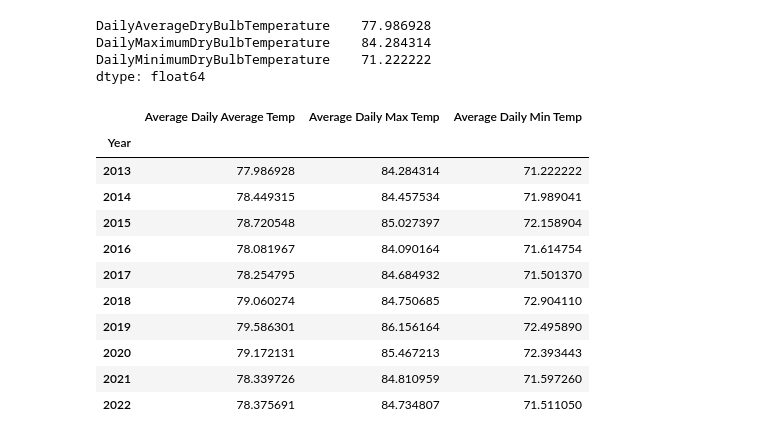
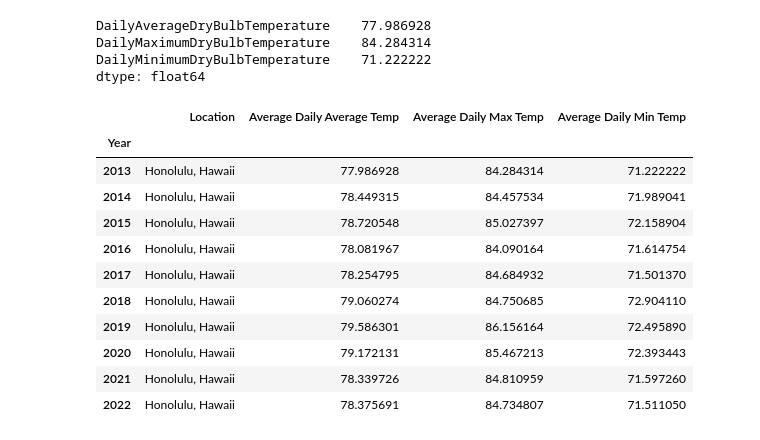
Before and after one commit to StevenTHG/Beverages-Project-3, a Jupyter notebook: python/honolulu_yearly_weather_stats.ipynb, the cells around one changed output. Drawn from its saved outputs; the diff is of its cells as text; code cells hidden in the pictures.

```diff
--- a/python/honolulu_yearly_weather_stats.ipynb
+++ b/python/honolulu_yearly_weather_stats.ipynb
@@ -201,22 +201,25 @@ df_2022 = df_2022.groupby('STATION').mean()
 # %%
 frames = [df_2013, df_2014, df_2015, df_2016, df_2017, df_2018, df_2019, df_2020, df_2021, df_2022]
 honolulu_df = pd.concat(frames)
 honolulu_df.index.names = ['Year']
 honolulu_df = honolulu_df.rename(columns={"DailyAverageDryBulbTemperature": "Average Daily Average Temp",
                 "DailyMaximumDryBulbTemperature": "Average Daily Max Temp",  "DailyMinimumDryBulbTemperature": "Average Daily Min Temp"})
+honolulu_df['Location'] = ['Honolulu, Hawaii','Honolulu, Hawaii','Honolulu, Hawaii','Honolulu, Hawaii','Honolulu, Hawaii',
+                        'Honolulu, Hawaii','Honolulu, Hawaii','Honolulu, Hawaii','Honolulu, Hawaii','Honolulu, Hawaii']
+honolulu_df = honolulu_df[['Location','Average Daily Average Temp', 'Average Daily Max Temp','Average Daily Min Temp']]
 honolulu_df
 # %% [output]
-|  | Average Daily Average Temp | Average Daily Max Temp | Average Daily Min Temp |
-| Year |  |  |  |
-| 2013 | 77.986928 | 84.284314 | 71.222222 |
-| 2014 | 78.449315 | 84.457534 | 71.989041 |
-| 2015 | 78.720548 | 85.027397 | 72.158904 |
-| 2016 | 78.081967 | 84.090164 | 71.614754 |
-| 2017 | 78.254795 | 84.684932 | 71.501370 |
-| 2018 | 79.060274 | 84.750685 | 72.904110 |
-| 2019 | 79.586301 | 86.156164 | 72.495890 |
-| 2020 | 79.172131 | 85.467213 | 72.393443 |
-| 2021 | 78.339726 | 84.810959 | 71.597260 |
-| 2022 | 78.375691 | 84.734807 | 71.511050 |
+|  | Location | Average Daily Average Temp | Average Daily Max Temp | Average Daily Min Temp |
+| Year |  |  |  |  |
+| 2013 | Honolulu, Hawaii | 77.986928 | 84.284314 | 71.222222 |
+| 2014 | Honolulu, Hawaii | 78.449315 | 84.457534 | 71.989041 |
+| 2015 | Honolulu, Hawaii | 78.720548 | 85.027397 | 72.158904 |
+| 2016 | Honolulu, Hawaii | 78.081967 | 84.090164 | 71.614754 |
+| 2017 | Honolulu, Hawaii | 78.254795 | 84.684932 | 71.501370 |
+| 2018 | Honolulu, Hawaii | 79.060274 | 84.750685 | 72.904110 |
+| 2019 | Honolulu, Hawaii | 79.586301 | 86.156164 | 72.495890 |
+| 2020 | Honolulu, Hawaii | 79.172131 | 85.467213 | 72.393443 |
+| 2021 | Honolulu, Hawaii | 78.339726 | 84.810959 | 71.597260 |
+| 2022 | Honolulu, Hawaii | 78.375691 | 84.734807 | 71.511050 |
 # %%
 honolulu_df.to_csv(r'..\data\honolulu_yearly_stats.csv')
```
Also changed, not shown: 9 other files.
